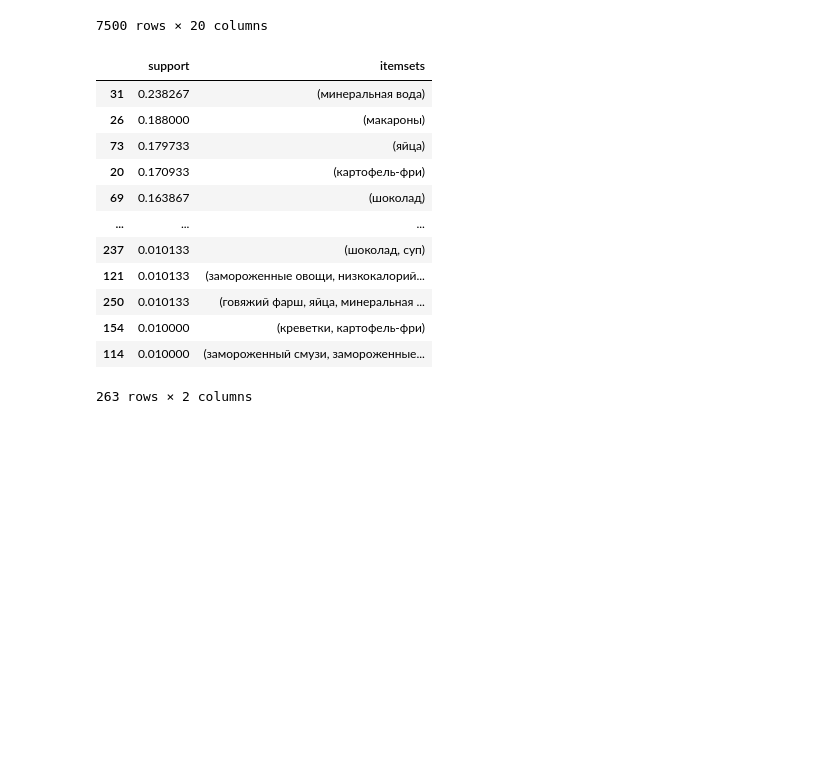
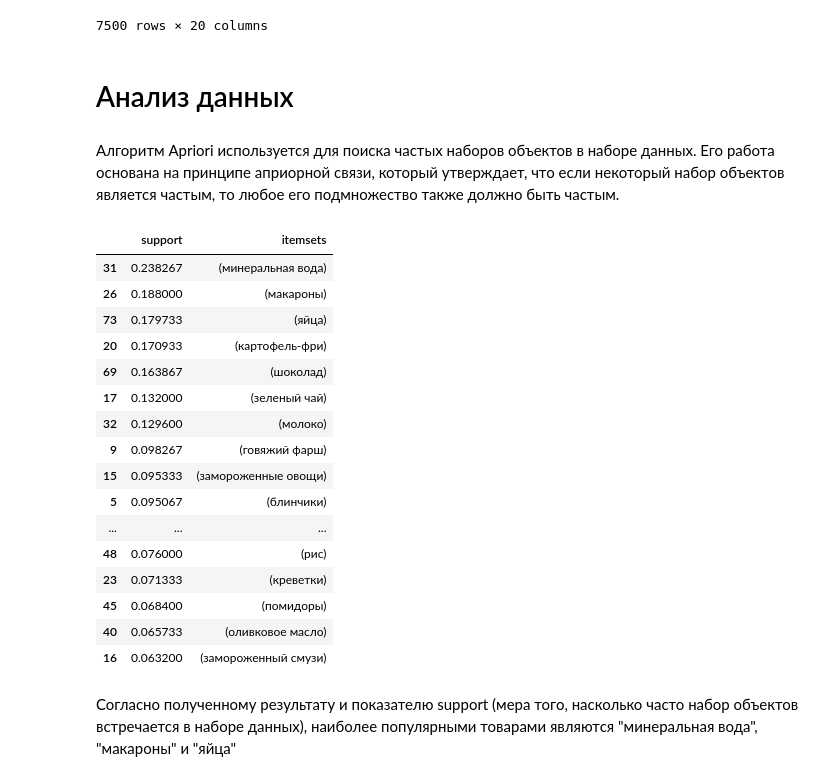
Before and after one commit to Hlebnica/TechnologiesOfAnalyticalProcessingOfInformation, a Jupyter notebook: 1_FindingFrequentSets/FindingFrequentSets.ipynb, the cells around one changed output. Cells and saved outputs as stored; diff of their text form; code cells hidden in the pictures; blank space fills up the shorter version.

```diff
--- a/1_FindingFrequentSets/FindingFrequentSets.ipynb
+++ b/1_FindingFrequentSets/FindingFrequentSets.ipynb
@@ -41,6 +45,8 @@ df
 | 7498 | эскалоп | зеленый чай | NaN | NaN | NaN | NaN | NaN | NaN | ... |
 | 7499 | яйца | замороженный смузи | йогурт | низкокалорийный йогурт | NaN | NaN | NaN | NaN | ... |
 7500 rows × 20 columns
+# %% [markdown]
+# Анализ данных
 # %%
 def find_frequent_itemsets(data, min_support, sort_by='support'):
     # Преобразование данных в список списков для подачи в метод fit
@@ -64,22 +70,30 @@ def find_frequent_itemsets(data, min_support, sort_by='support'):
         frequent_itemsets = frequent_itemsets.sort_values(by='itemsets')
 
     return frequent_itemsets
+# %% [markdown]
+Алгоритм Apriori используется для поиска частых наборов объектов в наборе данных. Его работа основана на принципе априорной связи, который утверждает, что если некоторый набор объектов является частым, то любое его подмножество также должно быть частым.
 # %%
 min_support = 0.01
 result = find_frequent_itemsets(df, min_support, sort_by='support')
-result
+result.head(20)
 # %% [output]
 |  | support | itemsets |
 | 31 | 0.238267 | (минеральная вода) |
 | 26 | 0.188000 | (макароны) |
 | 73 | 0.179733 | (яйца) |
 | 20 | 0.170933 | (картофель-фри) |
 | 69 | 0.163867 | (шоколад) |
+| 17 | 0.132000 | (зеленый чай) |
+| 32 | 0.129600 | (молоко) |
+| 9 | 0.098267 | (говяжий фарш) |
+| 15 | 0.095333 | (замороженные овощи) |
+| 5 | 0.095067 | (блинчики) |
 | ... | ... | ... |
-| 237 | 0.010133 | (шоколад, суп) |
-| 121 | 0.010133 | (замороженные овощи, низкокалорий... |
-| 250 | 0.010133 | (говяжий фарш, яйца, минеральная ... |
-| 154 | 0.010000 | (креветки, картофель-фри) |
-| 114 | 0.010000 | (замороженный смузи, замороженные... |
+| 48 | 0.076000 | (рис) |
+| 23 | 0.071333 | (креветки) |
+| 45 | 0.068400 | (помидоры) |
+| 40 | 0.065733 | (оливковое масло) |
+| 16 | 0.063200 | (замороженный смузи) |
-263 rows × 2 columns
+# %% [markdown]
+Согласно полученному результату и показателю support (мера того, насколько часто набор объектов встречается в наборе данных), наиболее популярными товарами являются "минеральная вода", "макароны" и "яйца"
 # %%
```
Also changed, not shown: parts of 10 cells of this notebook.
